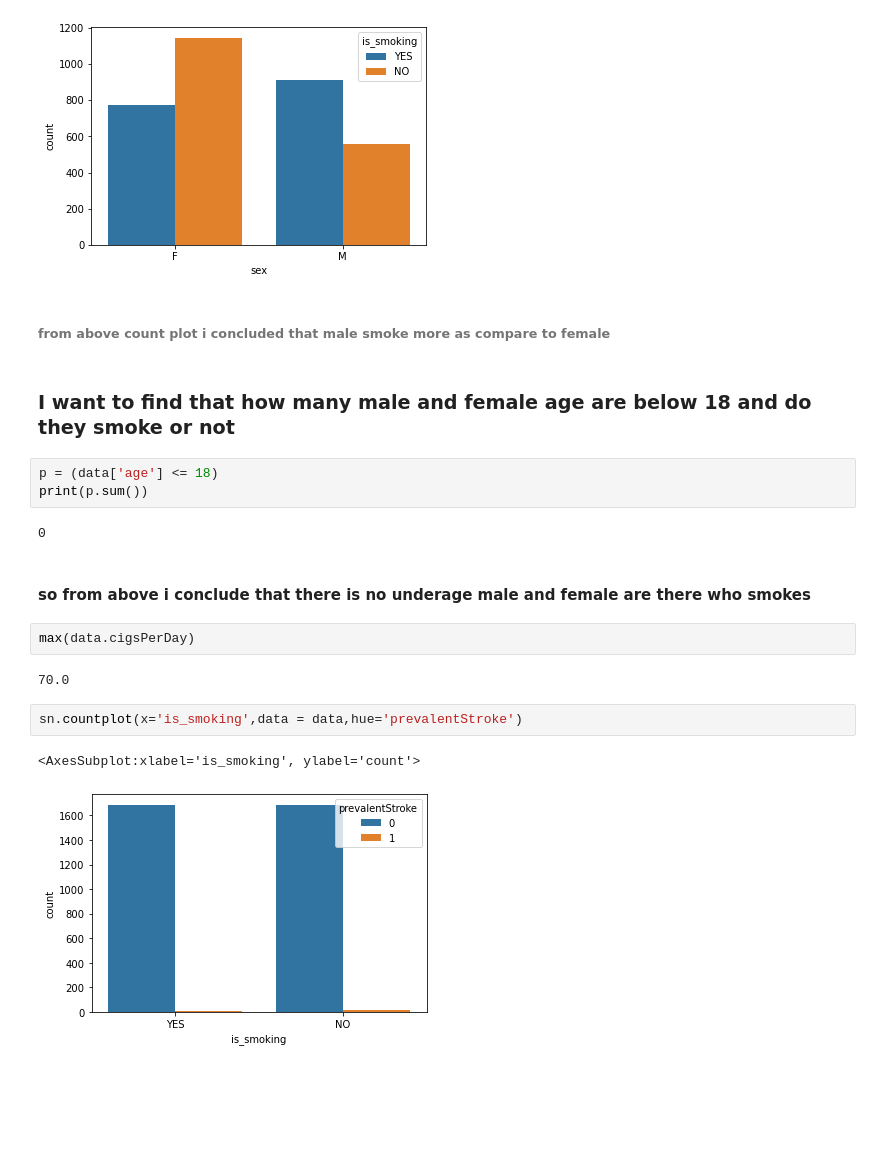
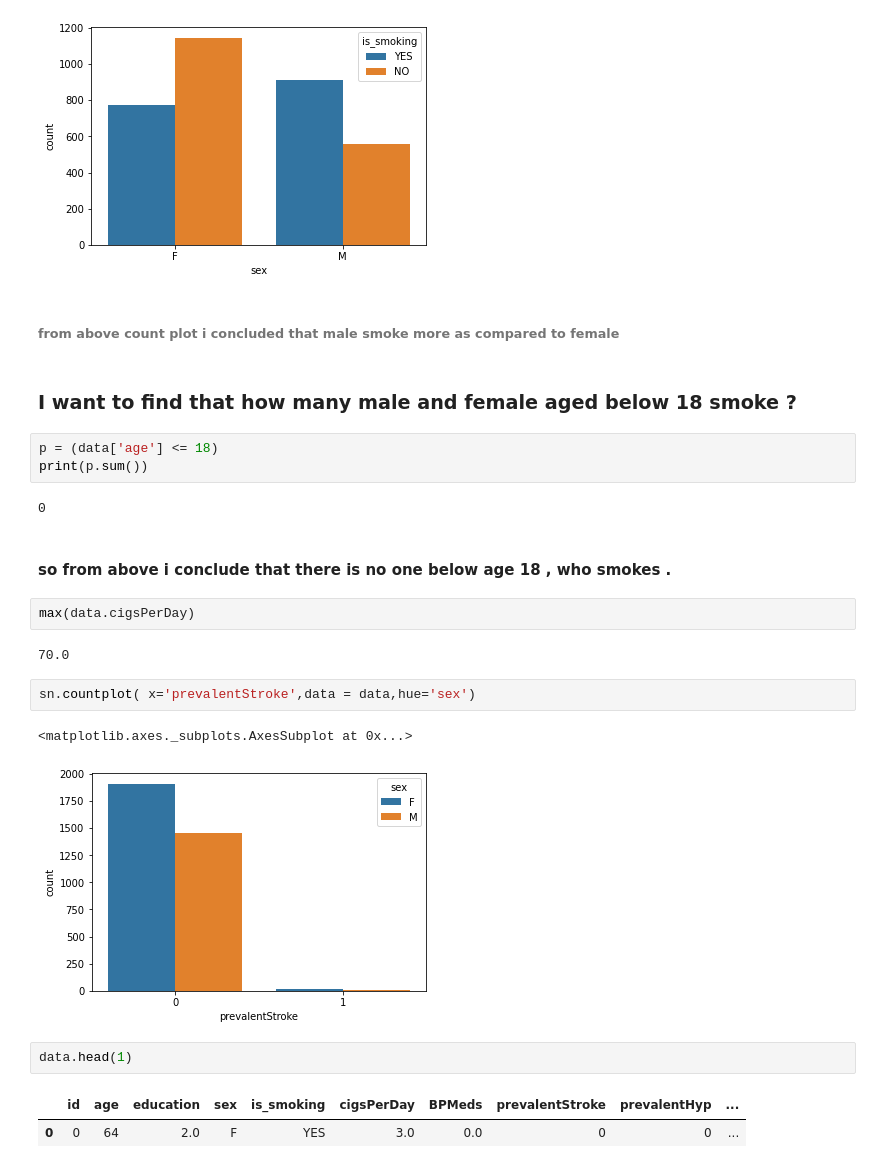
Before and after one commit to razsahil/cardiovascular_risk-analysis, a Jupyter notebook: EDA_PROJECT_.ipynb, the cells around one changed output. Cells and saved outputs as stored; diff of their text form; blank space fills up the shorter version.

```diff
--- a/EDA_PROJECT_.ipynb
+++ b/EDA_PROJECT_.ipynb
@@ -122,22 +122,27 @@ sn.countplot(x='sex',data = data,hue='is_smoking')
 <matplotlib.axes._subplots.AxesSubplot at 0x...>
 [figure]
 # %% [markdown]
-###### from above count plot i concluded that male smoke more as compare to female
+###### from above count plot i concluded that male smoke more as compared to female
 # %% [markdown]
-### I want to find that how many male and female age are below 18 and do they smoke or not
+### I want to find that how many male and female aged below 18 smoke ?
 # %%
 p = (data['age'] <= 18)
 print(p.sum())
 # %% [output]
 0
 # %% [markdown]
-#### so from above i conclude that there is no underage male and female are there who smokes
+#### so from above i conclude that there is no one below age 18 , who smokes .
 # %%
 max(data.cigsPerDay)
 # %% [output]
 70.0
 # %%
-sn.countplot(x='is_smoking',data = data,hue='prevalentStroke')
+sn.countplot( x='prevalentStroke',data = data,hue='sex')
 # %% [output]
-<AxesSubplot:xlabel='is_smoking', ylabel='count'>
+<matplotlib.axes._subplots.AxesSubplot at 0x...>
-[figure, old version]
+[figure, new version]
+# %%
+data.head(1)
+# %% [output]
+|  | id | age | education | sex | is_smoking | cigsPerDay | BPMeds | prevalentStroke | prevalentHyp | ... |
+| 0 | 0 | 64 | 2.0 | F | YES | 3.0 | 0.0 | 0 | 0 | ... |
```
Also changed, not shown: parts of 26 cells of this notebook.
